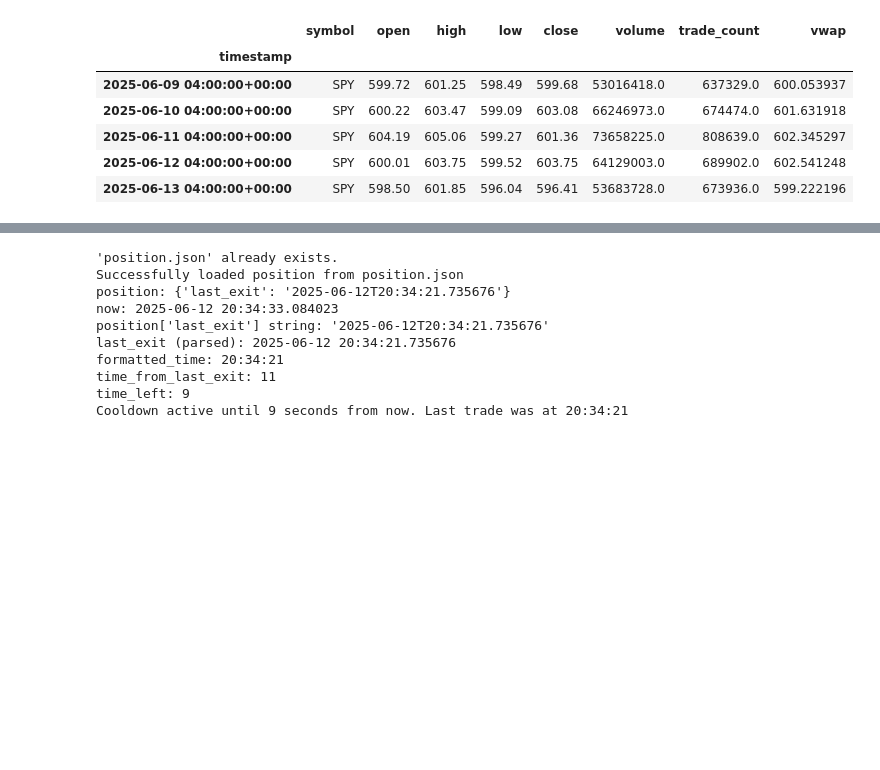
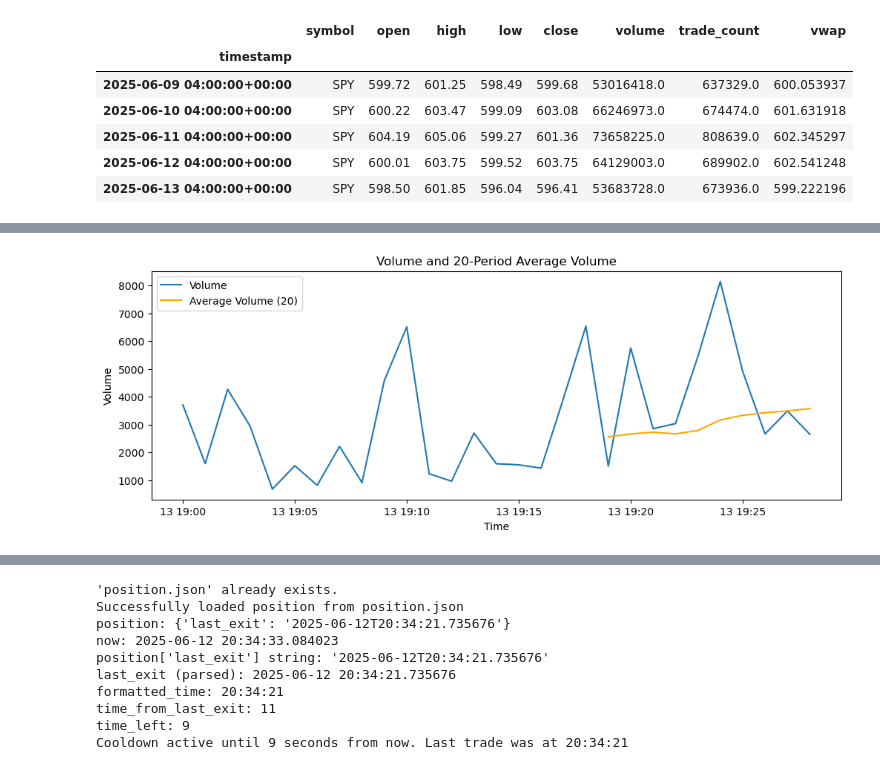
Before and after one commit to gareytwin1/alpaca-finance-lab, a Jupyter notebook: stocks/trading_bot.ipynb, the cells around one changed output, grey strips where cells are left out. Saved outputs shown, nothing was run; the diff lists cells and outputs as text; code cells hidden in the pictures; blank space fills up the shorter version.

```diff
--- a/stocks/trading_bot.ipynb
+++ b/stocks/trading_bot.ipynb
@@ -523,0 +632,8 @@ def average_volume(data, window=20):
+# %%
+def average_volume(data, window=20) -> pd.Series:
+    """Calculates the average volume over a specified window."""
+    if data.empty:
+        raise ValueError("Input data is empty.")
+
+    avg_vol = data['volume'].rolling(window=window).mean()
+    return avg_vol
@@ -524 +661,13 @@ def average_volume(data, window=20):
+# %%
+average_volume_series = average_volume(df)
+plt.figure(figsize=(12, 4))
+sns.lineplot(x=df.index, y=df['volume'], label='Volume')
+sns.lineplot(x=df.index, y=average_volume_series, label='Average Volume (20)', color='orange')
+plt.title('Volume and 20-Period Average Volume')
+plt.xlabel('Time')
+plt.ylabel('Volume')
+plt.legend()
+plt.show()
+# %% [output]
+[figure, added]
 # %%
```
Also changed, not shown: parts of 26 cells of this notebook.
